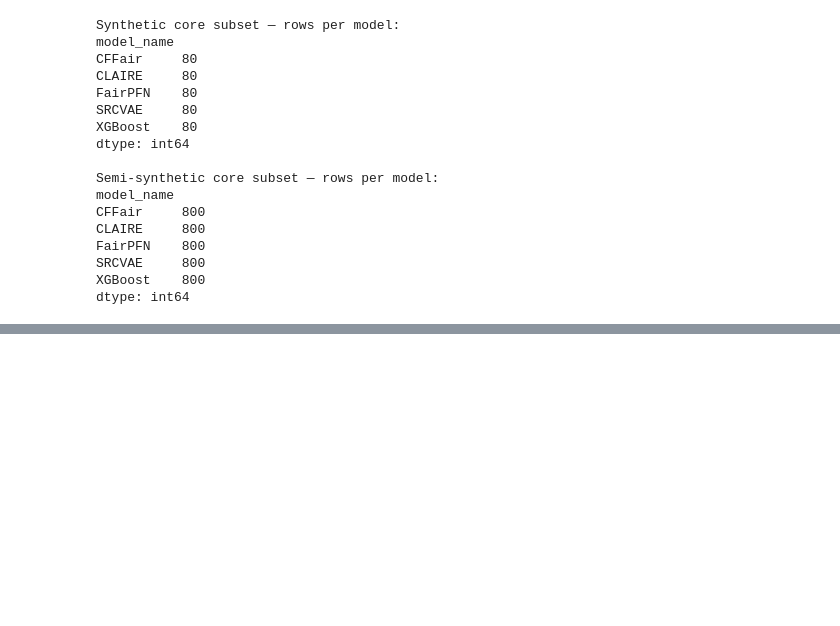
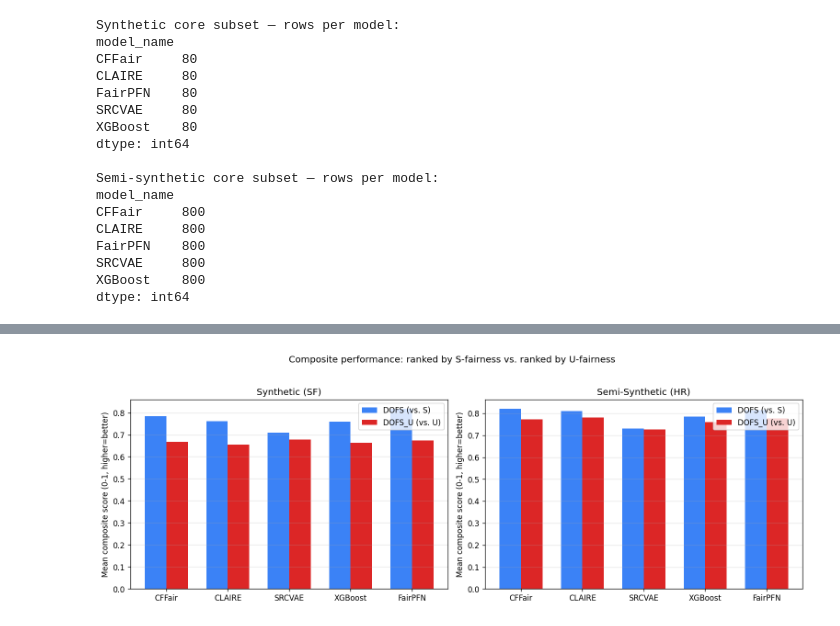
Before and after one commit to Patrog-6/Fairness-evaluation-in-the-presence-of-unobserved-unfair-attributes, a Jupyter notebook: model_benchmark.ipynb, the cells around one changed output, grey strips where cells are left out. Cells and saved outputs as stored; diff of their text form; code cells hidden in the pictures; blank space fills up the shorter version.

```diff
--- a/model_benchmark.ipynb
+++ b/model_benchmark.ipynb
@@ -650,0 +678,20 @@ HR importance: {'model_name': 0.1936, 'bias_level': 0.8762, 'data_type': 0.9922,
+# %%
+def flag_significant(importances, rel_threshold=0.10):
+    """
+    Flags features whose importance is at least `rel_threshold` of the largest
+    importance in the same panel -- the relative analogue of the paper's fixed
+    0.01 EBM-importance cutoff, adapted since permutation importance isn't on
+    the same scale as EBM importance.
+    """
+    max_imp = max(importances.values())
+    cutoff = rel_threshold * max_imp
+    return {k: (v, v >= cutoff) for k, v in importances.items()}
+
+print('=== Synthetic (SF): significant drivers of DOFS (>= 10% of max importance) ===')
+for k, (v, sig) in flag_significant(imp_syn).items():
+    print(f"  {k}: {v:.4f} {'[SIGNIFICANT]' if sig else ''}")
+
+print()
+print('=== Semi-Synthetic (HR): significant drivers of DOFS (>= 10% of max importance) ===')
+for k, (v, sig) in flag_significant(imp_semi).items():
+    print(f"  {k}: {v:.4f} {'[SIGNIFICANT]' if sig else ''}")
@@ -696,0 +965,59 @@ Once the per-sample logging is added to the model notebooks and re-run, this sec
+# %%
+def add_dofs_u(df):
+    df = df.copy()
+    dir_u = df['Disparate_Impact_Ratio_wrt_U'].replace([np.inf, -np.inf], np.nan)
+    sym_u = np.minimum(dir_u, 1 / dir_u.replace(0, np.nan)).fillna(0)
+    df['DIR_dist_U'] = 1 - sym_u
+
+    maximize_cols = ['ROC_AUC', 'Accuracy', 'Precision', 'Recall', 'F1_Score']
+    minimize_cols_u = ['Statistical_Parity_Diff_wrt_U', 'Equal_Opportunity_Diff_wrt_U', 'DIR_dist_U']
+    for c in minimize_cols_u:
+        df[c + '_clip'] = df[c].clip(0, 1)
+
+    best_components, worst_components = [], []
+    for c in maximize_cols:
+        best_components.append((1 - df[c]) ** 2)
+        worst_components.append((0 - df[c]) ** 2)
+    for c in minimize_cols_u:
+        v = df[c + '_clip']
+        best_components.append((0 - v) ** 2)
+        worst_components.append((1 - v) ** 2)
+    dist_best = np.sqrt(sum(best_components))
+    dist_worst = np.sqrt(sum(worst_components))
+    df['DOFS_U'] = dist_worst / (dist_worst + dist_best)
+    return df
+
+syn_all = add_dofs_u(syn_all)
+semi_all = add_dofs_u(semi_all)
+
+def dofs_compare_matched(df, label):
+    matched = df.dropna(subset=['DOFS_U']).copy()
+    means = matched.groupby('model_name')[['DOFS', 'DOFS_U']].mean().reindex(MODELS)
+    print(f'{label}: n={len(matched)} rows used for BOTH columns')
+    display(means.round(3))
+    means.to_csv(os.path.join(TABLES_DIR, f'dofs_vs_dofs_u_matched_{label.replace(" ", "_").lower()}.csv'))
+    return means
+
+dofs_compare_syn = dofs_compare_matched(syn_all, 'Synthetic')
+print()
+dofs_compare_semi = dofs_compare_matched(semi_all, 'Semi-Synthetic')
+
+fig, axes = plt.subplots(1, 2, figsize=(13, 4.5))
+x = np.arange(len(MODELS)); w = 0.35
+
+axes[0].bar(x - w/2, dofs_compare_syn['DOFS'], width=w, label='DOFS (vs. S)', color='#3b82f6')
+axes[0].bar(x + w/2, dofs_compare_syn['DOFS_U'], width=w, label='DOFS_U (vs. U)', color='#dc2626')
+axes[0].set_xticks(x); axes[0].set_xticklabels(MODELS)
+axes[0].set_ylabel('Mean composite score (0-1, higher=better)')
+axes[0].set_title('Synthetic (SF)'); axes[0].legend(); axes[0].grid(alpha=0.3, axis='y')
+
+axes[1].bar(x - w/2, dofs_compare_semi['DOFS'], width=w, label='DOFS (vs. S)', color='#3b82f6')
+axes[1].bar(x + w/2, dofs_compare_semi['DOFS_U'], width=w, label='DOFS_U (vs. U)', color='#dc2626')
+axes[1].set_xticks(x); axes[1].set_xticklabels(MODELS)
+axes[1].set_ylabel('Mean composite score (0-1, higher=better)')
+axes[1].set_title('Semi-Synthetic (HR)'); axes[1].legend(); axes[1].grid(alpha=0.3, axis='y')
+
+plt.suptitle('Composite performance: ranked by S-fairness vs. ranked by U-fairness', y=1.03)
+plt.tight_layout(); plt.savefig(os.path.join(CHARTS_DIR, 'dofs_vs_dofs_u.png'))
+plt.show()
+# %% [output]
@@ -696,0 +1040 @@ Once the per-sample logging is added to the model notebooks and re-run, this sec
+[figure, added]
```
Also changed, not shown: parts of 70 cells of this notebook, 37 other files.
